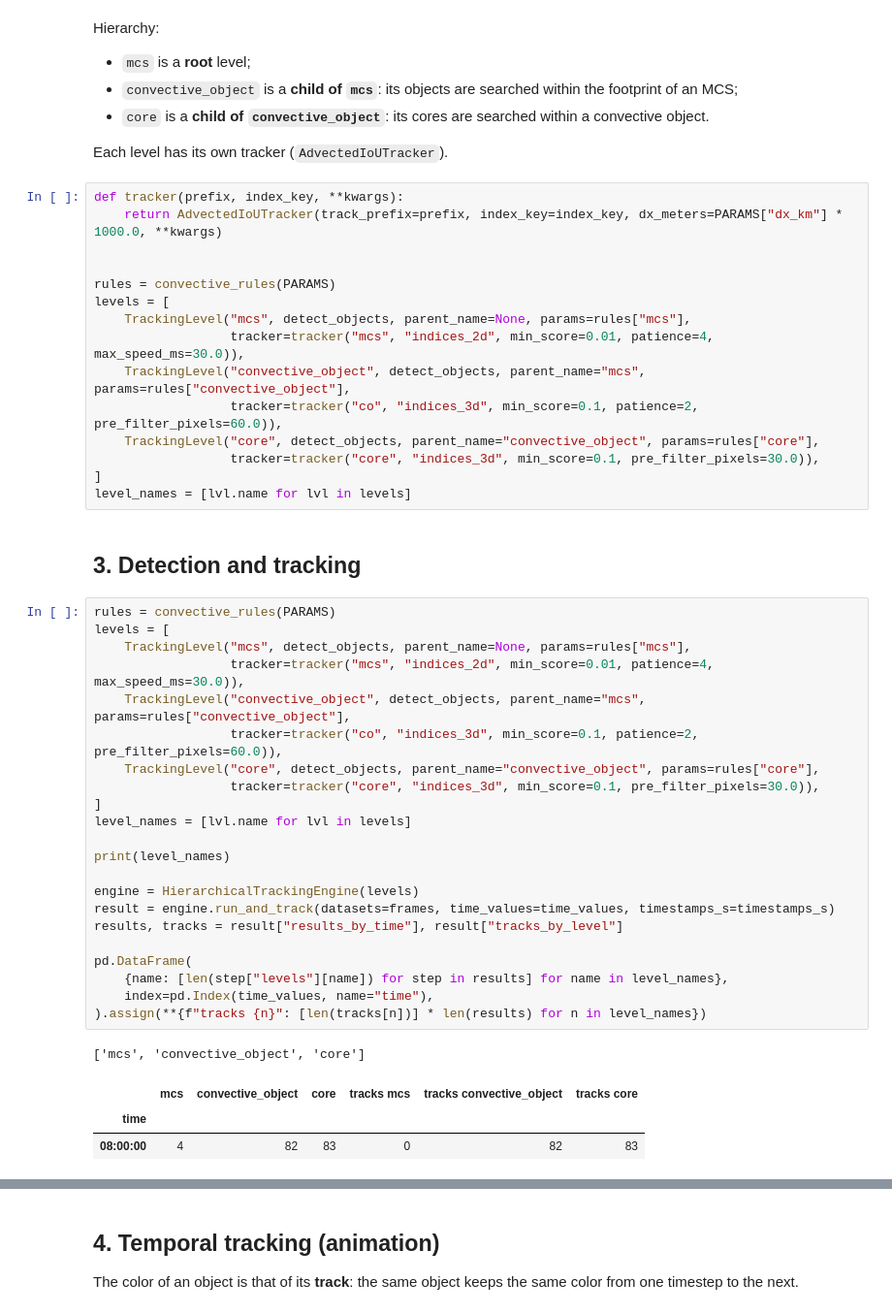
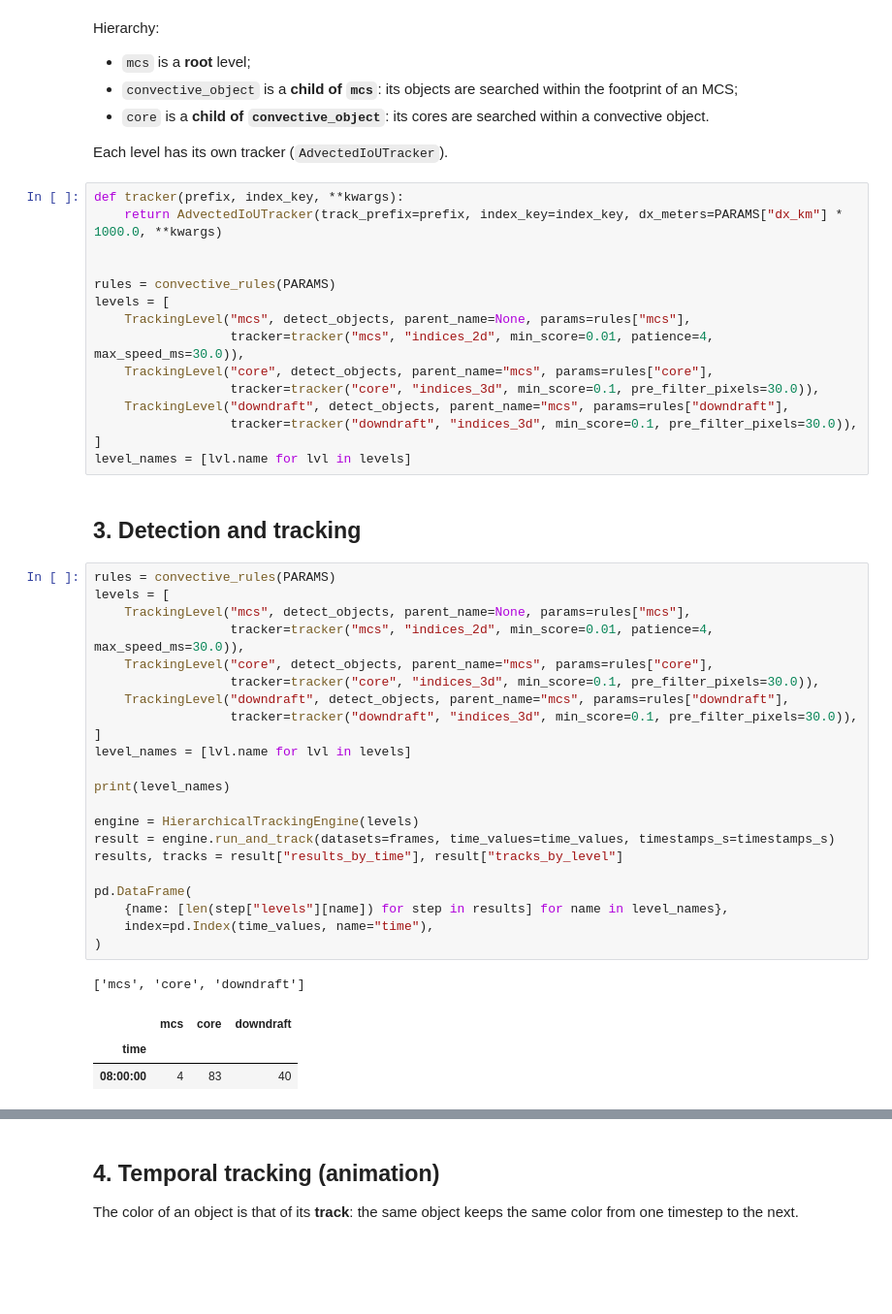
Before and after one commit to FlorianMEQ/convective_tracking, a Jupyter notebook: examples/convective_cores_example.ipynb, the cells around one changed output, grey strips where cells are left out. Shown at 97% size. Cells and saved outputs as stored; diff of their text form; blank space fills up the shorter version.

```diff
--- a/examples/convective_cores_example.ipynb
+++ b/examples/convective_cores_example.ipynb
@@ -121,10 +103,10 @@ rules = convective_rules(PARAMS)
 levels = [
     TrackingLevel("mcs", detect_objects, parent_name=None, params=rules["mcs"],
                   tracker=tracker("mcs", "indices_2d", min_score=0.01, patience=4, max_speed_ms=30.0)),
-    TrackingLevel("convective_object", detect_objects, parent_name="mcs", params=rules["convective_object"],
-                  tracker=tracker("co", "indices_3d", min_score=0.1, patience=2, pre_filter_pixels=60.0)),
-    TrackingLevel("core", detect_objects, parent_name="convective_object", params=rules["core"],
+    TrackingLevel("core", detect_objects, parent_name="mcs", params=rules["core"],
                   tracker=tracker("core", "indices_3d", min_score=0.1, pre_filter_pixels=30.0)),
+    TrackingLevel("downdraft", detect_objects, parent_name="mcs", params=rules["downdraft"],
+                  tracker=tracker("downdraft", "indices_3d", min_score=0.1, pre_filter_pixels=30.0)),
 ]
 level_names = [lvl.name for lvl in levels]
 # %% [markdown]
@@ -132,27 +114,27 @@ level_names = [lvl.name for lvl in levels]
 # %%
 rules = convective_rules(PARAMS)
 levels = [
     TrackingLevel("mcs", detect_objects, parent_name=None, params=rules["mcs"],
                   tracker=tracker("mcs", "indices_2d", min_score=0.01, patience=4, max_speed_ms=30.0)),
-    TrackingLevel("convective_object", detect_objects, parent_name="mcs", params=rules["convective_object"],
-                  tracker=tracker("co", "indices_3d", min_score=0.1, patience=2, pre_filter_pixels=60.0)),
-    TrackingLevel("core", detect_objects, parent_name="convective_object", params=rules["core"],
+    TrackingLevel("core", detect_objects, parent_name="mcs", params=rules["core"],
                   tracker=tracker("core", "indices_3d", min_score=0.1, pre_filter_pixels=30.0)),
+    TrackingLevel("downdraft", detect_objects, parent_name="mcs", params=rules["downdraft"],
+                  tracker=tracker("downdraft", "indices_3d", min_score=0.1, pre_filter_pixels=30.0)),
 ]
 level_names = [lvl.name for lvl in levels]
 
 print(level_names)
 
 engine = HierarchicalTrackingEngine(levels)
 result = engine.run_and_track(datasets=frames, time_values=time_values, timestamps_s=timestamps_s)
 results, tracks = result["results_by_time"], result["tracks_by_level"]
 
 pd.DataFrame(
     {name: [len(step["levels"][name]) for step in results] for name in level_names},
     index=pd.Index(time_values, name="time"),
-).assign(**{f"tracks {n}": [len(tracks[n])] * len(results) for n in level_names})
+)
 # %% [output]
-['mcs', 'convective_object', 'core']
+['mcs', 'core', 'downdraft']
-|  | mcs | convective_object | core | tracks mcs | tracks convective_object | tracks core |
-| time |  |  |  |  |  |  |
-| 08:00:00 | 4 | 82 | 83 | 0 | 82 | 83 |
+|  | mcs | core | downdraft |
+| time |  |  |  |
+| 08:00:00 | 4 | 83 | 40 |
```
Also changed, not shown: parts of 6 cells of this notebook, 15 other files.
